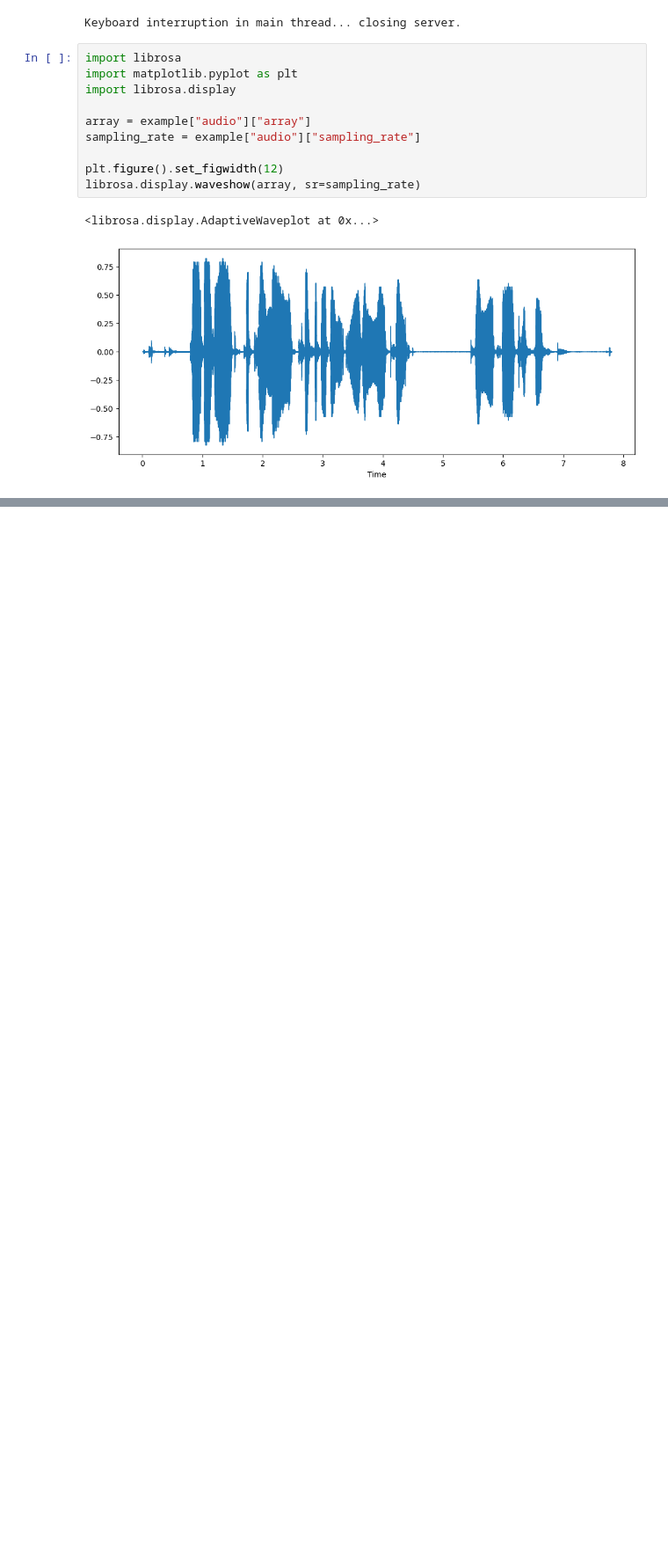
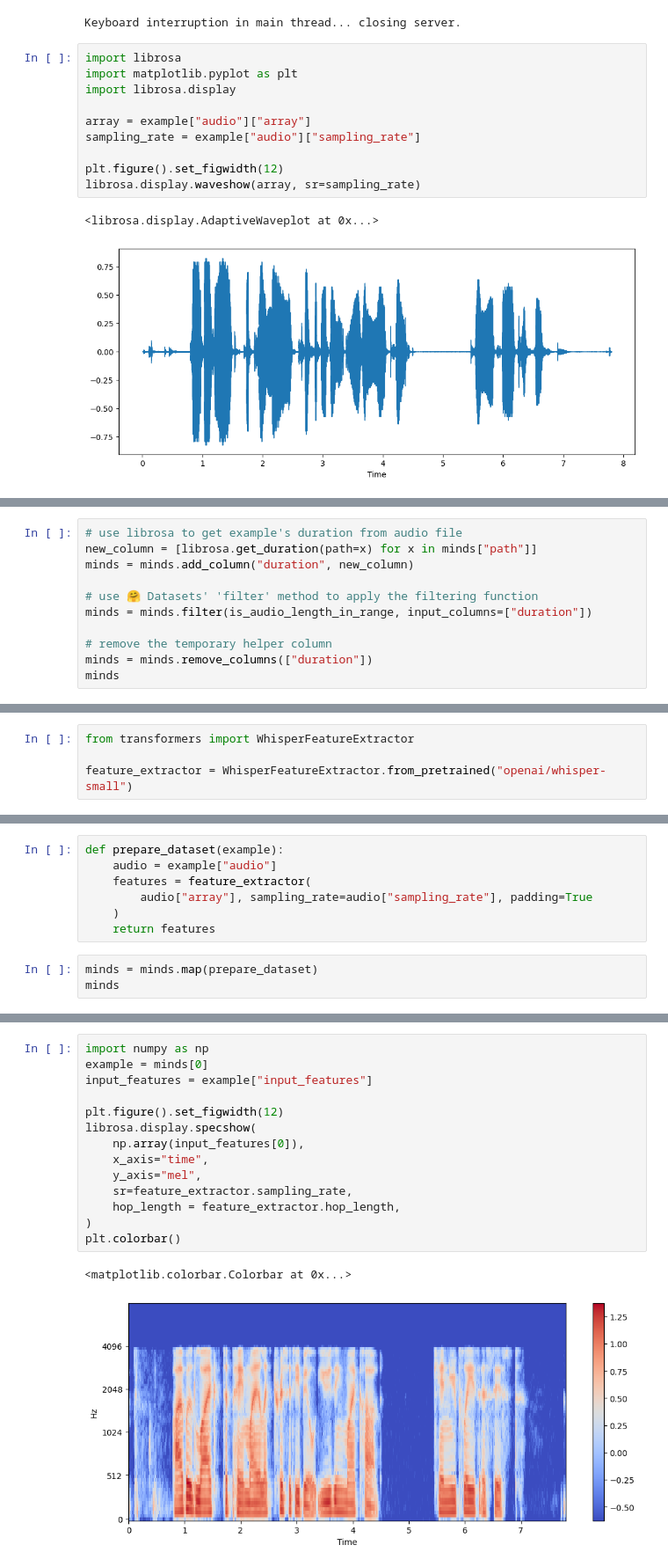
Before and after one commit to rr3khan/hugging_face_audio_course, a Jupyter notebook: Unit_1_Working_With_Audio_Data/load_and_explore_audio_data.ipynb, the cells around one changed output, grey strips where cells are left out. Shown: that part at 88% size. Drawn from its saved outputs; the diff is of its cells as text; blank space fills up the shorter version.

Commit message:
Preprocessing Audio Data

```diff
--- a/Unit_1_Working_With_Audio_Data/load_and_explore_audio_data.ipynb
+++ b/Unit_1_Working_With_Audio_Data/load_and_explore_audio_data.ipynb
@@ -116,0 +138,11 @@ librosa.display.waveshow(array, sr=sampling_rate)
+# %%
+# use librosa to get example's duration from audio file
+new_column = [librosa.get_duration(path=x) for x in minds["path"]]
+minds = minds.add_column("duration", new_column)
+
+# use 🤗 Datasets' 'filter' method to apply the filtering function
+minds = minds.filter(is_audio_length_in_range, input_columns=["duration"])
+
+# remove the temporary helper column
+minds = minds.remove_columns(["duration"])
+minds
@@ -116,0 +174,4 @@ librosa.display.waveshow(array, sr=sampling_rate)
+# %%
+from transformers import WhisperFeatureExtractor
+
+feature_extractor = WhisperFeatureExtractor.from_pretrained("openai/whisper-small")
@@ -116,0 +181,10 @@ librosa.display.waveshow(array, sr=sampling_rate)
+# %%
+def prepare_dataset(example):
+    audio = example["audio"]
+    features = feature_extractor(
+        audio["array"], sampling_rate=audio["sampling_rate"], padding=True
+    )
+    return features
+# %%
+minds = minds.map(prepare_dataset)
+minds
@@ -116,0 +196,17 @@ librosa.display.waveshow(array, sr=sampling_rate)
+# %%
+import numpy as np
+example = minds[0]
+input_features = example["input_features"]
+
+plt.figure().set_figwidth(12)
+librosa.display.specshow(
+    np.array(input_features[0]),
+    x_axis="time",
+    y_axis="mel",
+    sr=feature_extractor.sampling_rate,
+    hop_length = feature_extractor.hop_length,
+)
+plt.colorbar()
+# %% [output]
+<matplotlib.colorbar.Colorbar at 0x...>
+[figure, added]
```
Also changed, not shown: parts of 11 cells of this notebook.
